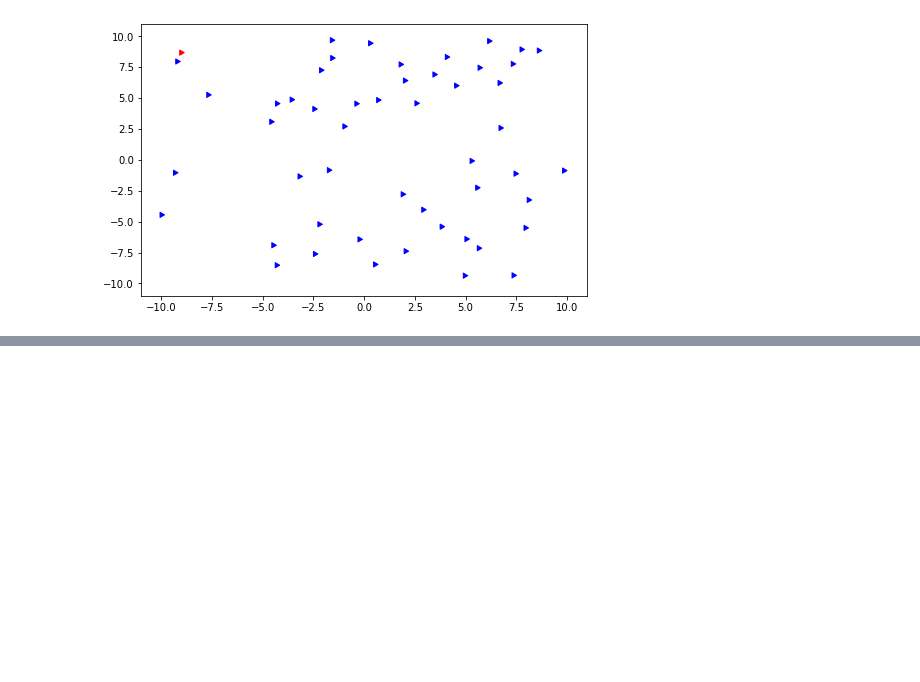
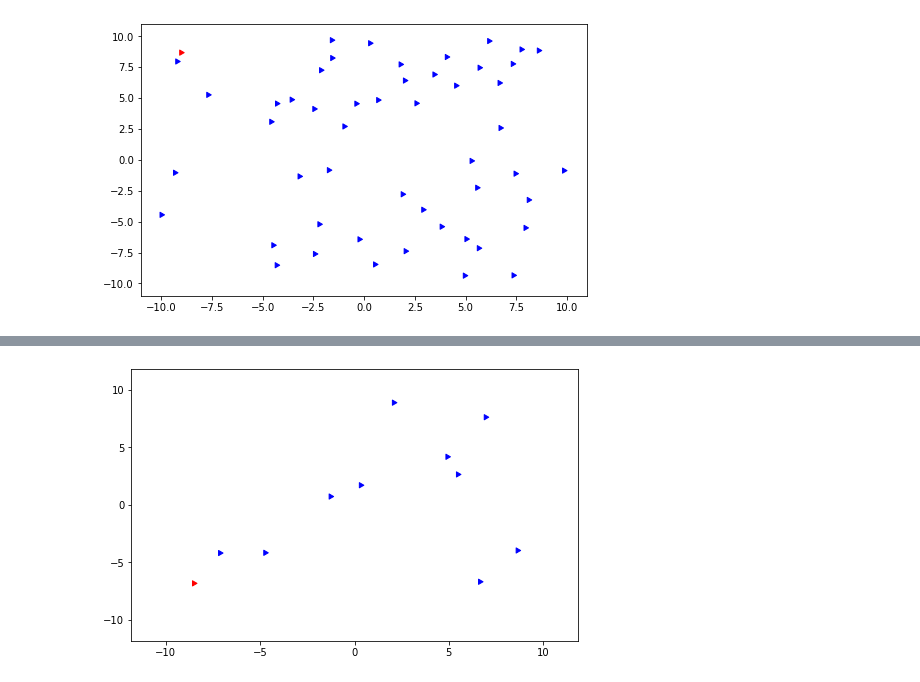
Before and after one commit to fbrand-new/reinforced-birds, a Jupyter notebook: AnimateTrajectory.ipynb, the cells around one changed output, grey strips where cells are left out. Drawn from its saved outputs; the diff is of its cells as text; code cells hidden in the pictures; blank space fills up the shorter version.

```diff
--- a/AnimateTrajectory.ipynb
+++ b/AnimateTrajectory.ipynb
@@ -133,0 +152,4 @@ HTML(anim_p.to_html5_video())
+# %%
+anim_p = animate_trajectory(19000, data_folder="argo_data/data")
+HTML(anim_p.to_html5_video())
+# %% [output]
@@ -133,0 +157 @@ HTML(anim_p.to_html5_video())
+[figure, added]
```
Also changed, not shown: parts of 5 cells of this notebook, 8 other files.
